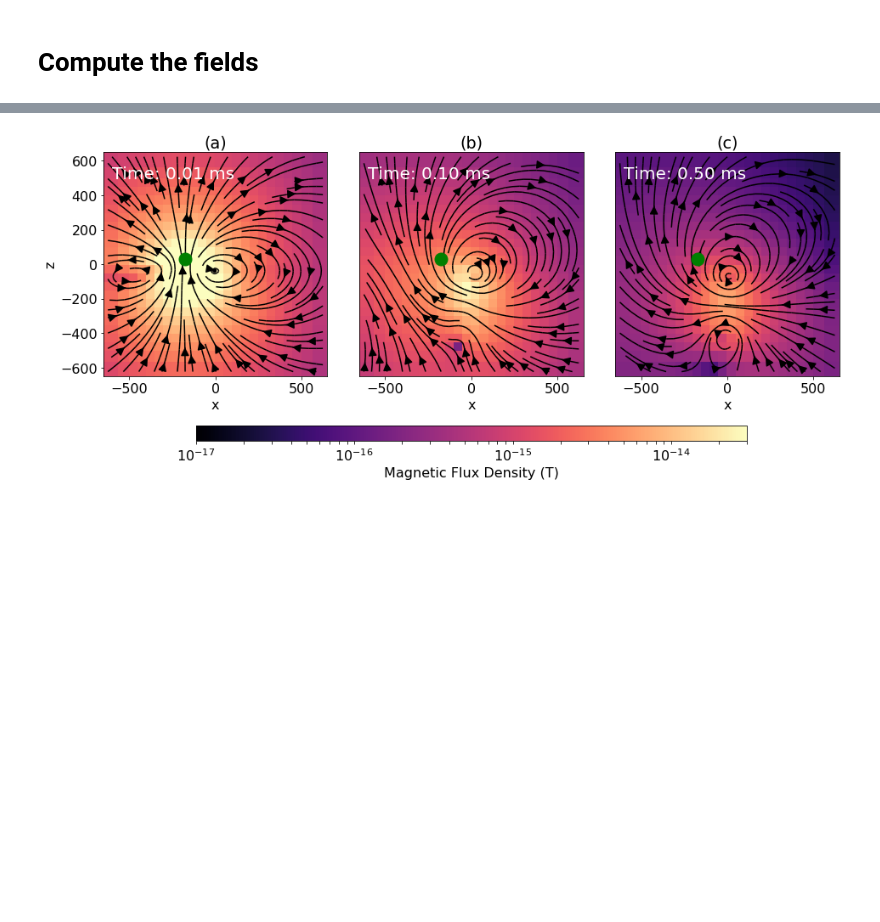
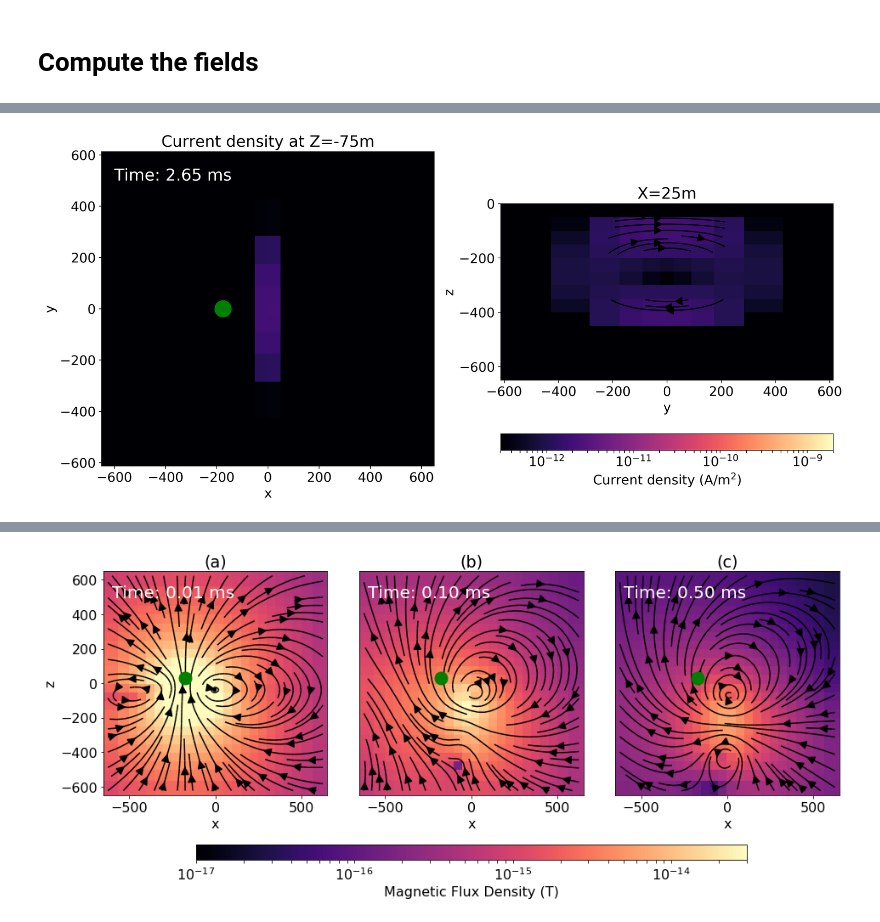
Before and after one commit to simpeg-research/heagy-2018-AEM, a Jupyter notebook: notebooks/TEM_VerticalConductor_2D_forward.ipynb, the cells around one changed output, grey strips where cells are left out. Cells and saved outputs as stored; diff of their text form; code cells hidden in the pictures; blank space fills up the shorter version.

```diff
--- a/notebooks/TEM_VerticalConductor_2D_forward.ipynb
+++ b/notebooks/TEM_VerticalConductor_2D_forward.ipynb
@@ -264,3 +286,34 @@ Widget Javascript not detected.  It may not be installed or enabled properly.
+# %%
+iSrc = 5
+
+if make_movie:
+
+    fig, ax = plt.subplots(1,2, figsize = (16,8), dpi=290)
+    out = viz_currents(itime=1, iSrc=iSrc, clim=[3e-13, 2e-9], ax=ax, showcb=True, showit=False)
+
+    def init():
+        [o.set_array(None) for o in out if isinstance(o, collections.QuadMesh)]
+        return out
+
+    def update(t):
+        for a in ax:
+            a.patches = []
+            a.lines = []
+            a.clear()
+        return viz_currents(itime=t, iSrc=iSrc, clim=[3e-13, 2e-9], ax=ax, showcb=False, showit=False)
+
+    ani = animation.FuncAnimation(fig, update, np.arange(1, len(prb.times)), init_func=init, blit=False)
+
+    anihtml = ani.to_jshtml(fps=7)
+    HTML(anihtml)
+
+    if save_mp4:
+        ani.save(
+            "currents1.mp4", writer="ffmpeg", fps=7, dpi=250, bitrate=0,
+            metadata={"title":"TDEM currents in a plate", "artist":"Lindsey Heagy"}
+        )
+# %% [output]
+[figure, added]
 # %%
 fig, axes = plt.subplots(3,2, figsize = (12,6*3))
 
```
Also changed, not shown: parts of 20 cells of this notebook.
